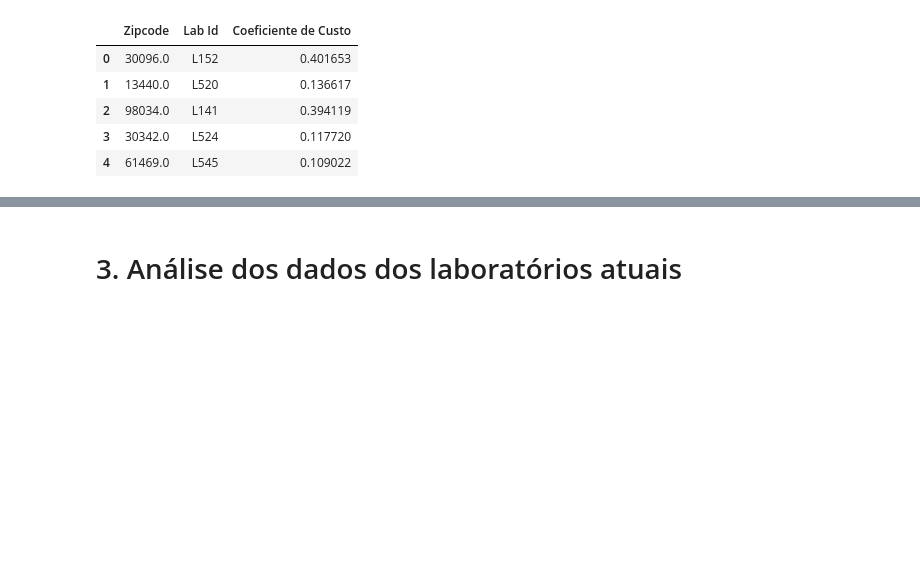
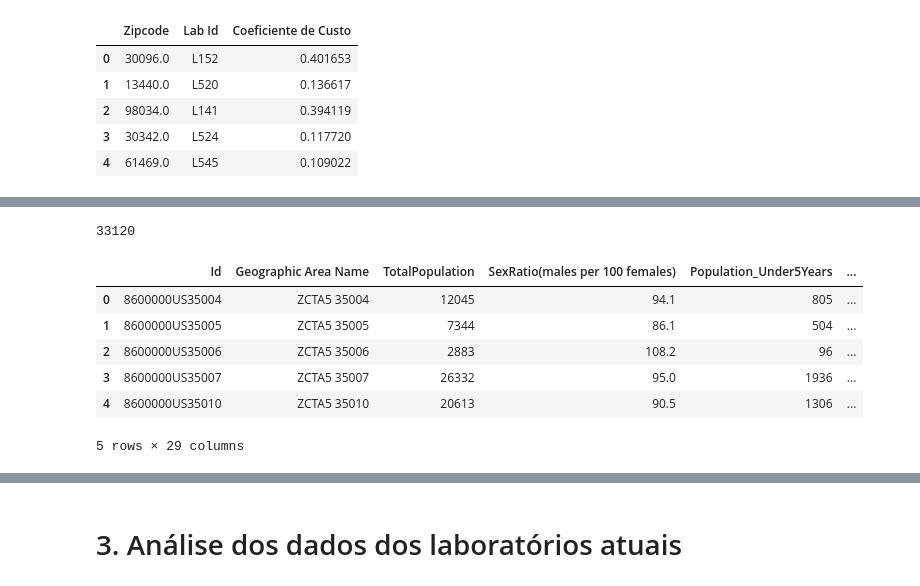
Before and after one commit to leotanaka4/desafio-elogroup, a Jupyter notebook: ans.ipynb, the cells around one changed output, grey strips where cells are left out. Drawn from its saved outputs; the diff is of its cells as text; code cells hidden in the pictures; blank space fills up the shorter version.

```diff
--- a/ans.ipynb
+++ b/ans.ipynb
@@ -293,3 +294,6 @@ df_labs[["Zipcode", "Lab Id", "Coeficiente de Custo"]].head()
 | 2 | 98034.0 | L141 | 0.394119 |
 | 3 | 30342.0 | L524 | 0.117720 |
 | 4 | 61469.0 | L545 | 0.109022 |
+# %%
+df_demographic = df_demographic.drop_duplicates()
+df_demographic.head()
@@ -295,0 +307,3 @@ df_labs[["Zipcode", "Lab Id", "Coeficiente de Custo"]].head()
+# %%
+df_economic = df_economic.drop_duplicates()
+df_economic.head()
@@ -295,0 +317,16 @@ df_labs[["Zipcode", "Lab Id", "Coeficiente de Custo"]].head()
+# %%
+df_demographic.rename(columns={'GeographicAreaName': 'Geographic Area Name'}, inplace = True)
+df_zip_codes = pd.merge(df_demographic, df_economic, on="Geographic Area Name", how="inner")
+df_zip_codes = df_zip_codes[(df_zip_codes["Geographic Area Name"].isin(df_demographic["Geographic Area Name"])) &
+                            (df_zip_codes["Geographic Area Name"].isin(df_economic["Geographic Area Name"]))]
+print(len(df_zip_codes))
+df_zip_codes.head()
+# %% [output]
+33120
+|  | Id | Geographic Area Name | TotalPopulation | SexRatio(males per 100 females) | Population_Under5Years | ... |
+| 0 | 8600000US35004 | ZCTA5 35004 | 12045 | 94.1 | 805 | ... |
+| 1 | 8600000US35005 | ZCTA5 35005 | 7344 | 86.1 | 504 | ... |
+| 2 | 8600000US35006 | ZCTA5 35006 | 2883 | 108.2 | 96 | ... |
+| 3 | 8600000US35007 | ZCTA5 35007 | 26332 | 95.0 | 1936 | ... |
+| 4 | 8600000US35010 | ZCTA5 35010 | 20613 | 90.5 | 1306 | ... |
+5 rows × 29 columns
```
Also changed, not shown: parts of 10 cells of this notebook.
